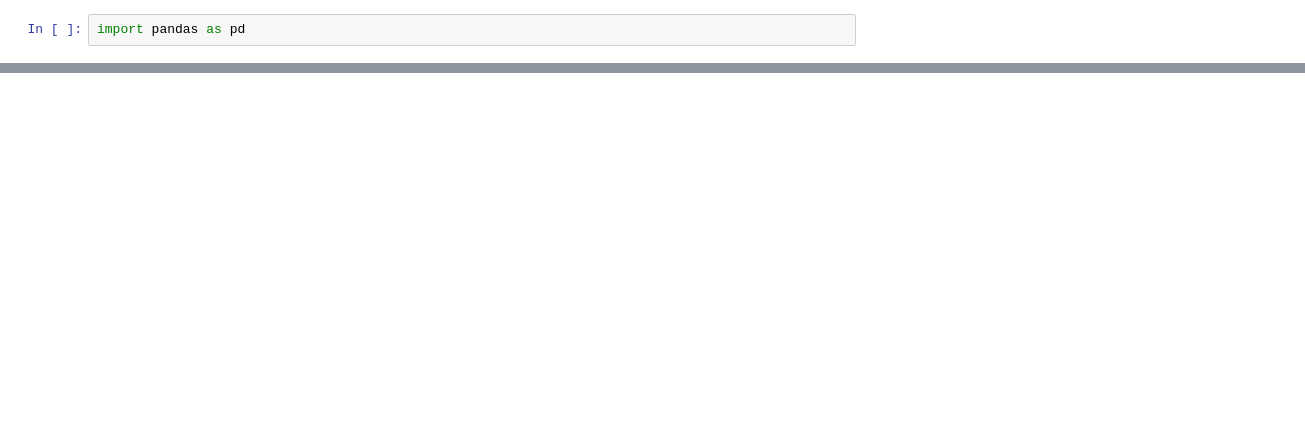
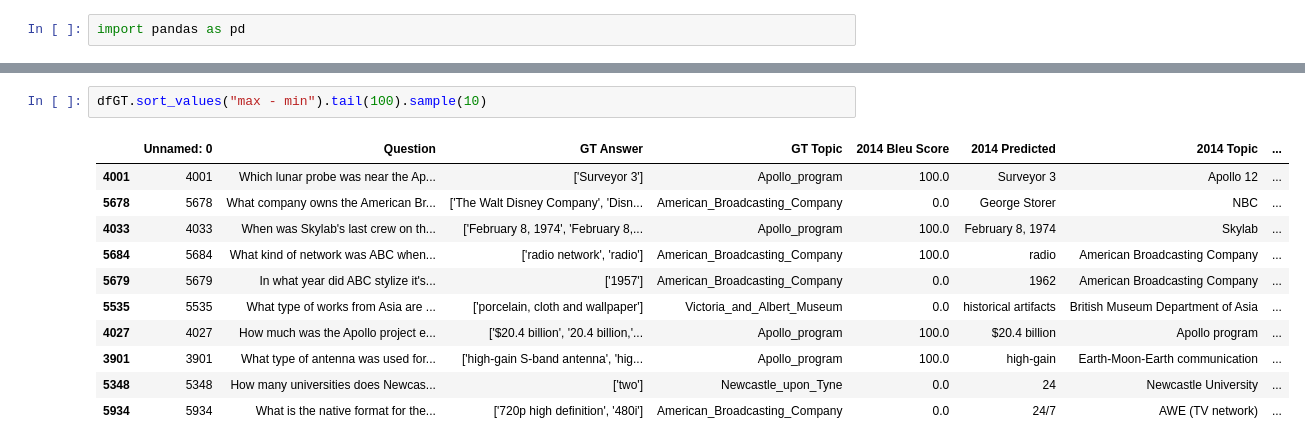
Before and after one commit to npateel/timelywimely, a Jupyter notebook: haystack/Analysis.ipynb, the cells around one changed output, grey strips where cells are left out. Saved outputs shown, nothing was run; the diff lists cells and outputs as text; blank space fills up the shorter version.

```diff
--- a/haystack/Analysis.ipynb
+++ b/haystack/Analysis.ipynb
@@ -50,0 +44,14 @@ pd.read_csv("bleuBoth.csv")
+# %%
+dfGT.sort_values("max - min").tail(100).sample(10)
+# %% [output]
+|  | Unnamed: 0 | Question | GT Answer | GT Topic | 2014 Bleu Score | 2014 Predicted | 2014 Topic | ... |
+| 4001 | 4001 | Which lunar probe was near the Ap... | ['Surveyor 3'] | Apollo_program | 100.0 | Surveyor 3 | Apollo 12 | ... |
+| 5678 | 5678 | What company owns the American Br... | ['The Walt Disney Company', 'Disn... | American_Broadcasting_Company | 0.0 | George Storer | NBC | ... |
+| 4033 | 4033 | When was Skylab's last crew on th... | ['February 8, 1974', 'February 8,... | Apollo_program | 100.0 | February 8, 1974 | Skylab | ... |
+| 5684 | 5684 | What kind of network was ABC when... | ['radio network', 'radio'] | American_Broadcasting_Company | 100.0 | radio | American Broadcasting Company | ... |
+| 5679 | 5679 | In what year did ABC stylize it's... | ['1957'] | American_Broadcasting_Company | 0.0 | 1962 | American Broadcasting Company | ... |
+| 5535 | 5535 | What type of works from Asia are ... | ['porcelain, cloth and wallpaper'] | Victoria_and_Albert_Museum | 0.0 | historical artifacts | British Museum Department of Asia | ... |
+| 4027 | 4027 | How much was the Apollo project e... | ['$20.4 billion', '20.4 billion,'... | Apollo_program | 100.0 | $20.4 billion | Apollo program | ... |
+| 3901 | 3901 | What type of antenna was used for... | ['high-gain S-band antenna', 'hig... | Apollo_program | 100.0 | high-gain | Earth-Moon-Earth communication | ... |
+| 5348 | 5348 | How many universities does Newcas... | ['two'] | Newcastle_upon_Tyne | 0.0 | 24 | Newcastle University | ... |
+| 5934 | 5934 | What is the native format for the... | ['720p high definition', '480i'] | American_Broadcasting_Company | 0.0 | 24/7 | AWE (TV network) | ... |
```
Also changed, not shown: parts of 9 cells of this notebook.
